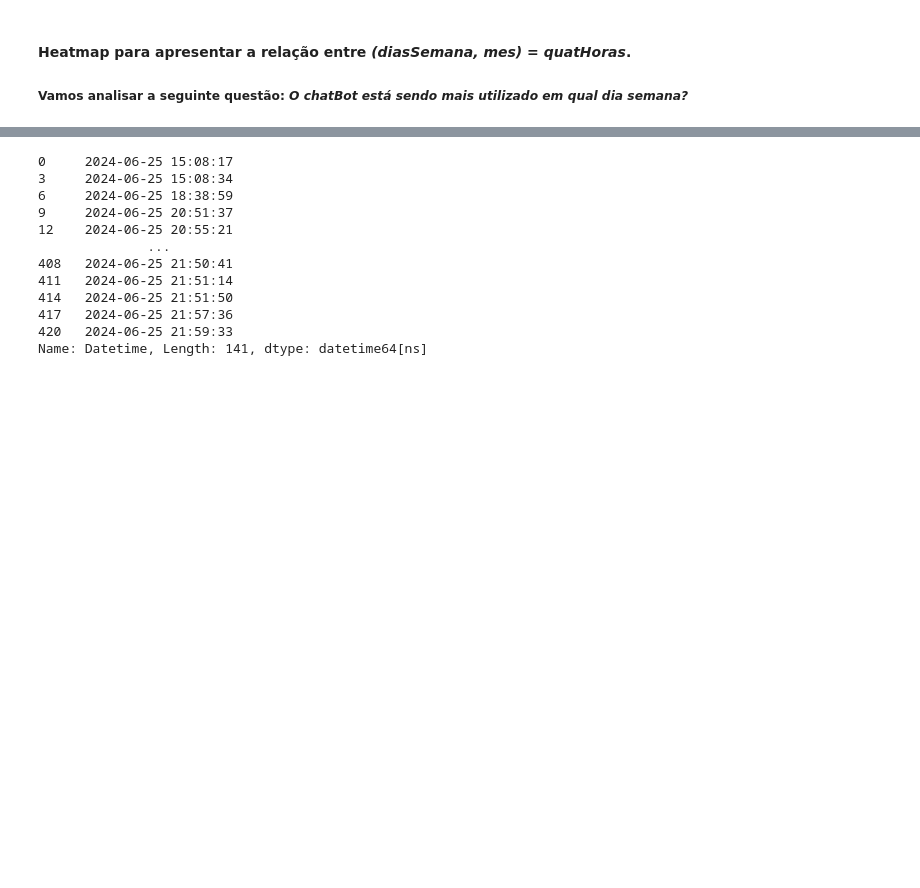
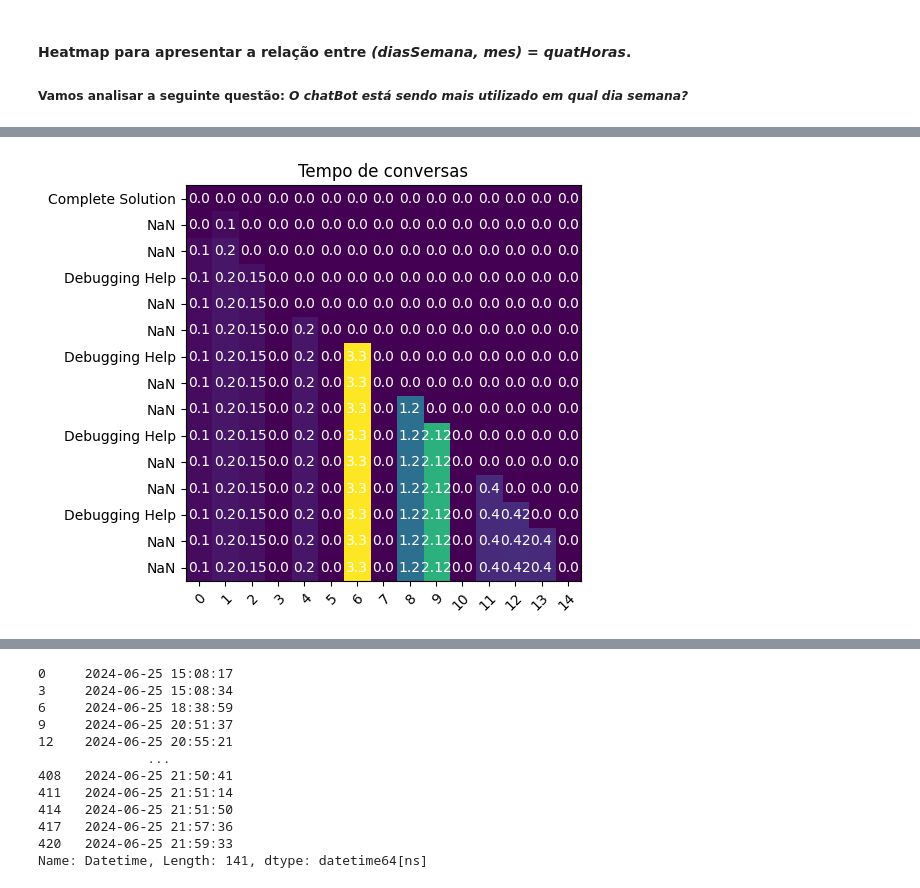
Before and after one commit to rodrigoprestesmachado/codespaces-blank, a Jupyter notebook: analysis/analysis.ipynb, the cells around one changed output, grey strips where cells are left out. Saved outputs shown, nothing was run; the diff lists cells and outputs as text; code cells hidden in the pictures; blank space fills up the shorter version.

Commit message:
Heatmap
Relação entre conversas e categorias/tempo.

```diff
--- a/analysis/analysis.ipynb
+++ b/analysis/analysis.ipynb
@@ -392,0 +413,51 @@ df.head()
+# %%
+import matplotlib.pyplot as plt
+import numpy as np
+
+import matplotlib
+import matplotlib as mpl
+
+
+Index = ["0", "1", "2", "3","4", "5", "6", "7", "8", "9", "10", "11", "12", "13", "14"]
+Classification = ["Complete Solution", "NaN", "NaN",
+           "Debugging Help", "NaN", "NaN", "Debugging Help", "NaN", "NaN", "Debugging Help", "NaN", "NaN", "Debugging Help", "NaN", "NaN"]
+
+time = np.array([[0.0, 0.0, 0.0, 0.0, 0.0, 0.0, 0.0, 0.0, 0.0, 0.0, 0.0, 0.0, 0.0, 0.0, 0.0],
+                    [0.0, 0.1, 0.0, 0.0, 0.0, 0.0, 0.0, 0.0, 0.0, 0.0, 0.0, 0.0, 0.0, 0.0, 0.0],
+                    [0.1, 0.2, 0.0, 0.0, 0.0, 0.0, 0.0, 0.0, 0.0, 0.0, 0.0, 0.0, 0.0, 0.0, 0.0],
+                    [0.1, 0.2, 0.15, 0.0, 0.0, 0.0, 0.0, 0.0, 0.0, 0.0, 0.0, 0.0, 0.0, 0.0, 0.0],
+                    [0.1, 0.2, 0.15, 0.0, 0.0, 0.0, 0.0, 0.0, 0.0, 0.0, 0.0, 0.0, 0.0, 0.0, 0.0],
+                    [0.1, 0.2, 0.15, 0.0, 0.2, 0.0, 0.0, 0.0, 0.0, 0.0, 0.0, 0.0, 0.0, 0.0, 0.0],
+                    [0.1, 0.2, 0.15, 0.0, 0.2, 0.0, 3.30, 0.0, 0.0, 0.0, 0.0, 0.0, 0.0, 0.0, 0.0],
+                    [0.1, 0.2, 0.15, 0.0, 0.2, 0.0, 3.30, 0.0, 0.0, 0.0, 0.0, 0.0, 0.0, 0.0, 0.0],
+                    [0.1, 0.2, 0.15, 0.0, 0.2, 0.0, 3.30, 0.0, 1.2, 0.0, 0.0, 0.0, 0.0, 0.0, 0.0],
+                    [0.1, 0.2, 0.15, 0.0, 0.2, 0.0, 3.30, 0.0, 1.2, 2.12, 0.0, 0.0, 0.0, 0.0, 0.0],
+                    [0.1, 0.2, 0.15, 0.0, 0.2, 0.0, 3.30, 0.0, 1.2, 2.12, 0.0, 0.0, 0.0, 0.0, 0.0],
+                    [0.1, 0.2, 0.15, 0.0, 0.2, 0.0, 3.30, 0.0, 1.2, 2.12, 0.0, 0.4, 0.0, 0.0, 0.0],
+                    [0.1, 0.2, 0.15, 0.0, 0.2, 0.0, 3.30, 0.0, 1.2, 2.12, 0.0, 0.4, 0.420, 0.0, 0.0],
+                    [0.1, 0.2, 0.15, 0.0, 0.2, 0.0, 3.30, 0.0, 1.2, 2.12, 0.0, 0.4, 0.420, 0.4, 0.0],
+                    [0.1, 0.2, 0.15, 0.0, 0.2, 0.0, 3.30, 0.0, 1.2, 2.12, 0.0, 0.4, 0.420, 0.4, 0.0]])
+
+
+fig, ax = plt.subplots()
+im = ax.imshow(time)
+
+# Show all ticks and label them with the respective list entries
+ax.set_xticks(np.arange(len(Index)), labels=Index)
+ax.set_yticks(np.arange(len(Classification)), labels=Classification)
+
+# Rotate the tick labels and set their alignment.
+plt.setp(ax.get_xticklabels(), rotation=45, ha="right",
+         rotation_mode="anchor")
+
+# Loop over data dimensions and create text annotations.
+for i in range(len(Classification)):
+    for j in range(len(Index)):
+        text = ax.text(j, i, time[i, j],
+                       ha="center", va="center", color="w")
+
+ax.set_title("Tempo de conversas")
+fig.tight_layout()
+plt.show()
+# %% [output]
+[figure, added]
```
Also changed, not shown: parts of 12 cells of this notebook, 1 other file.
